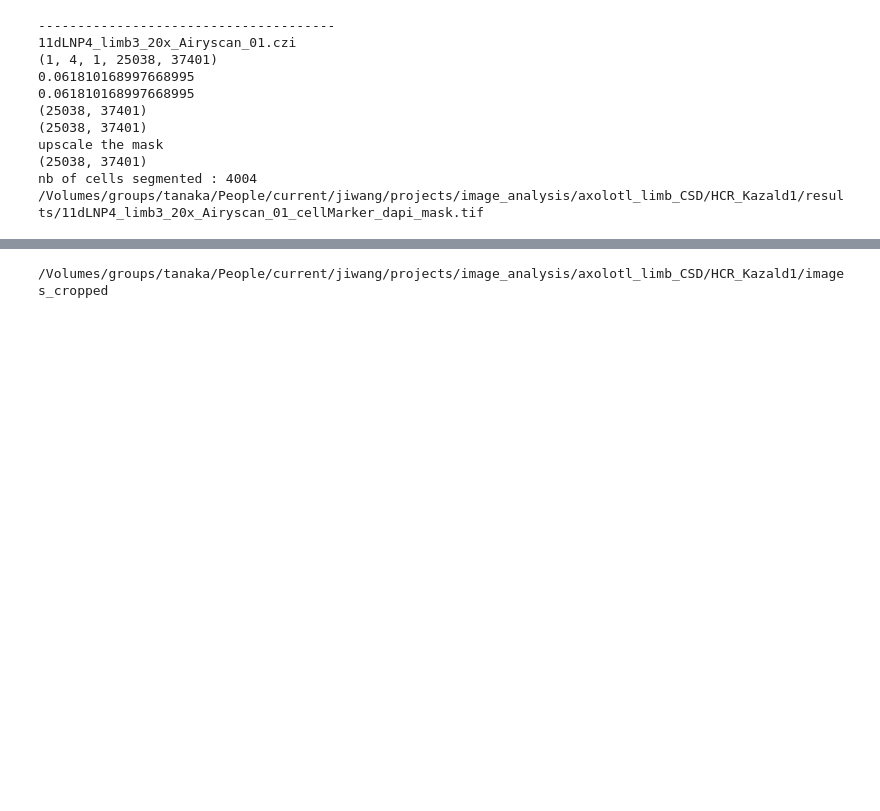
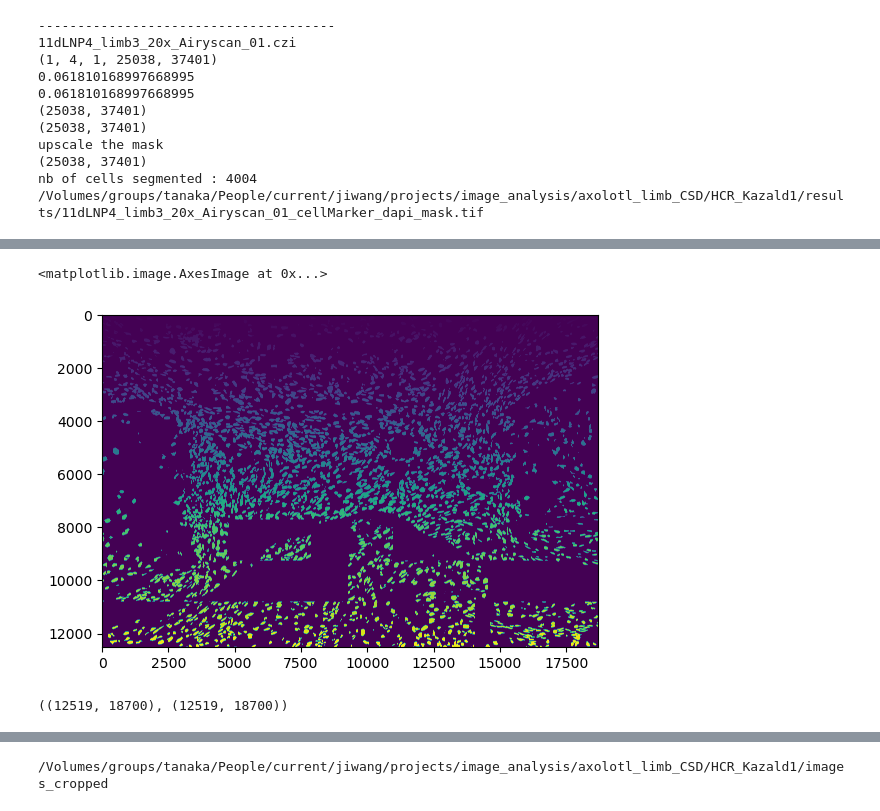
Before and after one commit to lengfei5/image_analysis_test, a Jupyter notebook: scripts/test_quantifyingHCR_axolotlLimb_CSD.ipynb, the cells around one changed output, grey strips where cells are left out. Saved outputs shown, nothing was run; the diff lists cells and outputs as text; code cells hidden in the pictures; blank space fills up the shorter version.

```diff
--- a/scripts/test_quantifyingHCR_axolotlLimb_CSD.ipynb
+++ b/scripts/test_quantifyingHCR_axolotlLimb_CSD.ipynb
@@ -721,0 +765,5 @@ NameError: name 'inputDir' is not defined
+# %%
+plt.imshow(labels_mask)
+# %% [output]
+<matplotlib.image.AxesImage at 0x...>
+[figure, added]
@@ -721,0 +772,4 @@ NameError: name 'inputDir' is not defined
+# %%
+boundaries.shape, mask.shape
+# %% [output]
+((12519, 18700), (12519, 18700))
```
Also changed, not shown: parts of 15 cells of this notebook.
